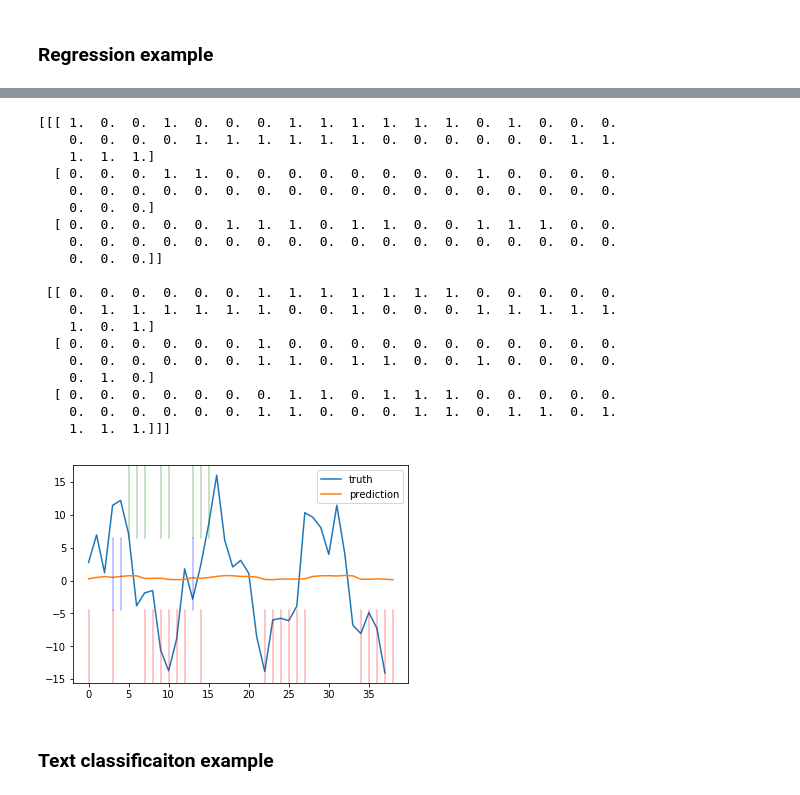
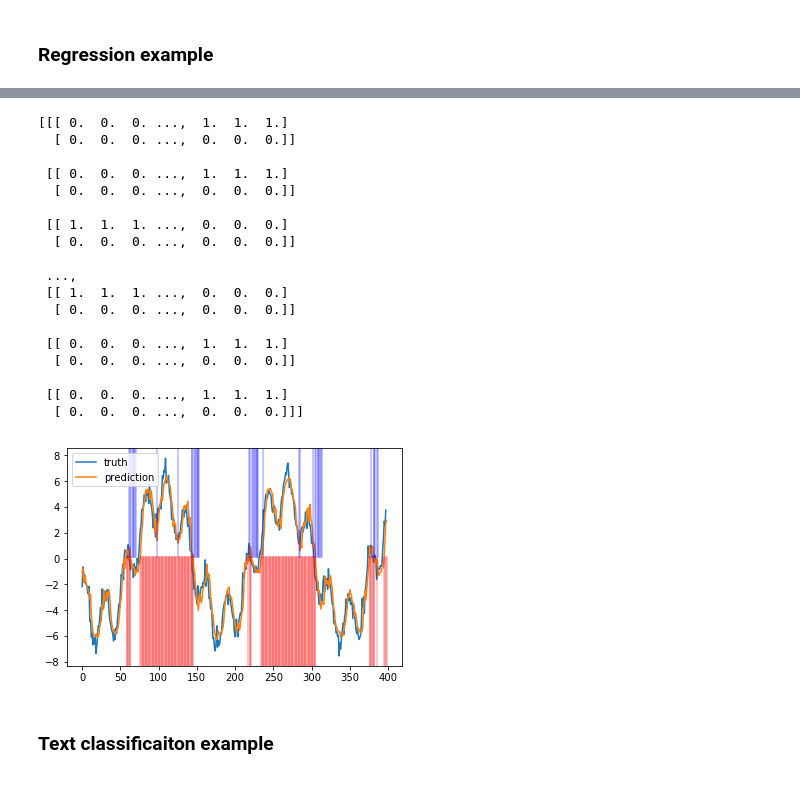
Before and after one commit to nsfinkelstein/hierarchical-rnn, a Jupyter notebook: hmlstm_demo.ipynb, the cells around one changed output, grey strips where cells are left out. Saved outputs shown, nothing was run; the diff lists cells and outputs as text; code cells hidden in the pictures.

```diff
--- a/hmlstm_demo.ipynb
+++ b/hmlstm_demo.ipynb
@@ -61,7 +32,8 @@ while start + batch_size < len(test):
 # %%
 tf.reset_default_graph()
-network = HMLSTMNetwork(input_size=1, task='regression', hidden_state_sizes=13,
-                       embed_size=20, out_hidden_size=13, num_layers=3)
+network = HMLSTMNetwork(input_size=1, task='regression', hidden_state_sizes=30,
+                       embed_size=50, out_hidden_size=30, num_layers=2)
 # %%
-network.train(train_batches_in, train_batches_out, epochs=1, load_vars_from_disk=False)
+network.train(batches_in[:-1], batches_out[:-1], epochs=1, load_vars_from_disk=True,
+              save_vars_to_disk=True, variable_path='./sinusoidal')
 # %% [output]
@@ -87,29 +57,28 @@ batch_num = 3
 # %%
-boundaries = network.predict_boundaries(test_batches_in[batch_num])
+boundaries = network.predict_boundaries(batches_in[-1])
 print(boundaries)
 # %% [output]
-[[[ 1.  0.  0.  1.  0.  0.  0.  1.  1.  1.  1.  1.  1.  0.  1.  0.  0.  0.
-    0.  0.  0.  0.  1.  1.  1.  1.  1.  1.  0.  0.  0.  0.  0.  0.  1.  1.
-    1.  1.  1.]
-  [ 0.  0.  0.  1.  1.  0.  0.  0.  0.  0.  0.  0.  0.  1.  0.  0.  0.  0.
-    0.  0.  0.  0.  0.  0.  0.  0.  0.  0.  0.  0.  0.  0.  0.  0.  0.  0.
-    0.  0.  0.]
-  [ 0.  0.  0.  0.  0.  1.  1.  1.  0.  1.  1.  0.  0.  1.  1.  1.  0.  0.
-    0.  0.  0.  0.  0.  0.  0.  0.  0.  0.  0.  0.  0.  0.  0.  0.  0.  0.
-    0.  0.  0.]]
+[[[ 0.  0.  0. ...,  1.  1.  1.]
+  [ 0.  0.  0. ...,  0.  0.  0.]]
 
- [[ 0.  0.  0.  0.  0.  0.  1.  1.  1.  1.  1.  1.  1.  0.  0.  0.  0.  0.
-    0.  1.  1.  1.  1.  1.  1.  0.  0.  1.  0.  0.  0.  1.  1.  1.  1.  1.
-    1.  0.  1.]
-  [ 0.  0.  0.  0.  0.  0.  1.  0.  0.  0.  0.  0.  0.  0.  0.  0.  0.  0.
-    0.  0.  0.  0.  0.  0.  1.  1.  0.  1.  1.  0.  0.  1.  0.  0.  0.  0.
-    0.  1.  0.]
-  [ 0.  0.  0.  0.  0.  0.  0.  1.  1.  0.  1.  1.  1.  0.  0.  0.  0.  0.
-    0.  0.  0.  0.  0.  0.  1.  1.  0.  0.  0.  1.  1.  0.  1.  1.  0.  1.
-    1.  1.  1.]]]
+ [[ 0.  0.  0. ...,  1.  1.  1.]
+  [ 0.  0.  0. ...,  0.  0.  0.]]
+
+ [[ 1.  1.  1. ...,  0.  0.  0.]
+  [ 0.  0.  0. ...,  0.  0.  0.]]
+
+ ...,
+ [[ 1.  1.  1. ...,  0.  0.  0.]
+  [ 0.  0.  0. ...,  0.  0.  0.]]
+
+ [[ 0.  0.  0. ...,  1.  1.  1.]
+  [ 0.  0.  0. ...,  0.  0.  0.]]
+
+ [[ 0.  0.  0. ...,  1.  1.  1.]
+  [ 0.  0.  0. ...,  0.  0.  0.]]]
 # %%
-predictions = network.predict(test_batches_in[batch_num])
+predictions = network.predict(batches_in[-1])
 # %%
-plot_indicators(test_batches_in[batch_num][0], predictions[0], indicators=boundaries[0]);
+plot_indicators(batches_out[-1][0], predictions[0], indicators=boundaries[0]);
 # %% [output]
-[figure, old version]
+[figure, new version]
```
Also changed, not shown: parts of 22 cells of this notebook, 5 other files.
